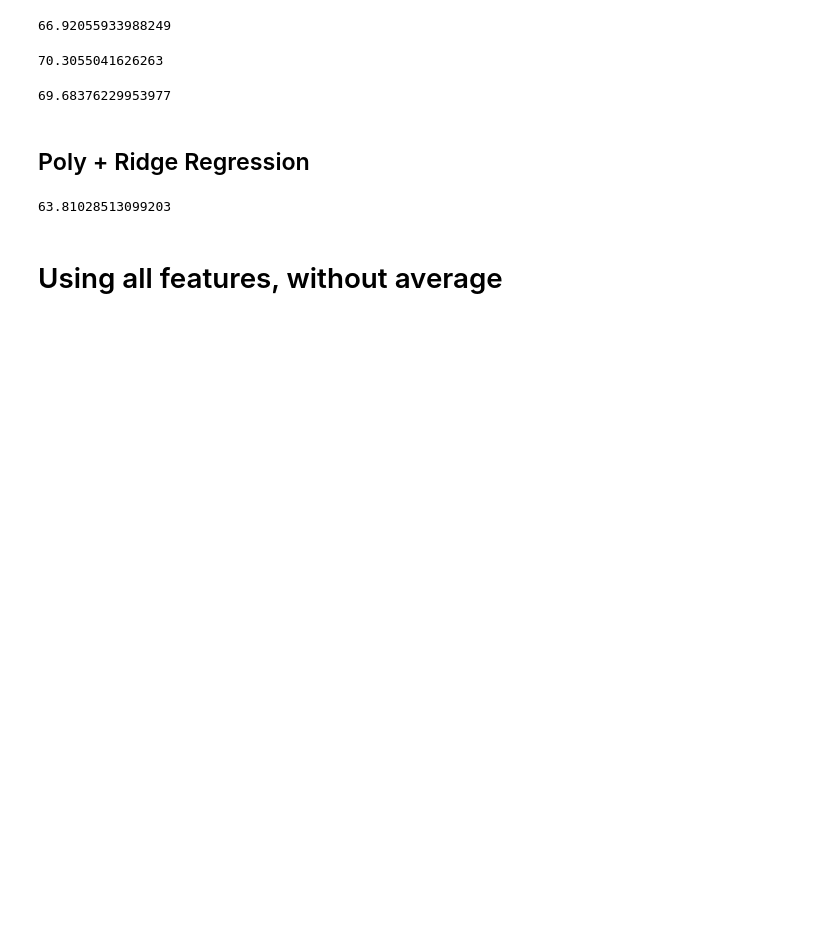
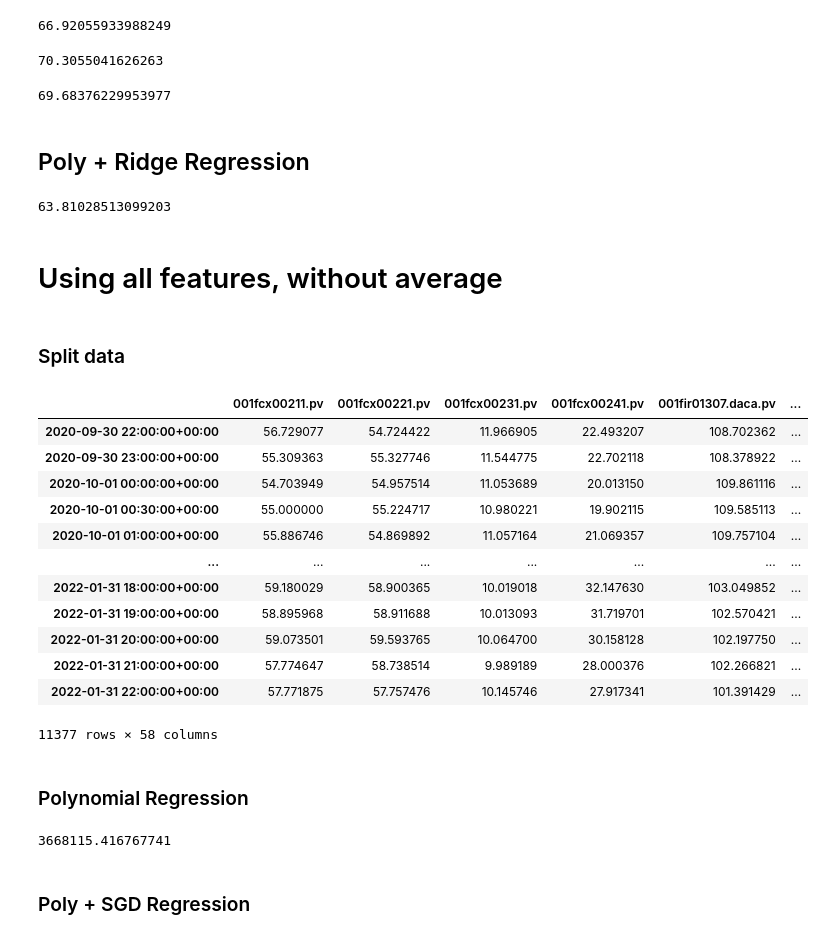
Before and after one commit to falowane-garnki/cuvalley, a Jupyter notebook: linear_regression/LinearRegression.ipynb, the cells around one changed output. Drawn from its saved outputs; the diff is of its cells as text; code cells hidden in the pictures; blank space fills up the shorter version.

```diff
--- a/linear_regression/LinearRegression.ipynb
+++ b/linear_regression/LinearRegression.ipynb
@@ -169,3 +169,22 @@ metrics.mean_squared_error(y_val, ridge_poly_model1.predict(X_val))
 63.81028513099203
 # %% [markdown]
 # Using all features, without average
+# %% [markdown]
+### Split data
+# %%
+all_df = org_df.dropna()
+all_df
+# %% [output]
+|  | 001fcx00211.pv | 001fcx00221.pv | 001fcx00231.pv | 001fcx00241.pv | 001fir01307.daca.pv | ... |
+| 2020-09-30 22:00:00+00:00 | 56.729077 | 54.724422 | 11.966905 | 22.493207 | 108.702362 | ... |
+| 2020-09-30 23:00:00+00:00 | 55.309363 | 55.327746 | 11.544775 | 22.702118 | 108.378922 | ... |
+| 2020-10-01 00:00:00+00:00 | 54.703949 | 54.957514 | 11.053689 | 20.013150 | 109.861116 | ... |
+| 2020-10-01 00:30:00+00:00 | 55.000000 | 55.224717 | 10.980221 | 19.902115 | 109.585113 | ... |
+| 2020-10-01 01:00:00+00:00 | 55.886746 | 54.869892 | 11.057164 | 21.069357 | 109.757104 | ... |
+| ... | ... | ... | ... | ... | ... | ... |
+| 2022-01-31 18:00:00+00:00 | 59.180029 | 58.900365 | 10.019018 | 32.147630 | 103.049852 | ... |
+| 2022-01-31 19:00:00+00:00 | 58.895968 | 58.911688 | 10.013093 | 31.719701 | 102.570421 | ... |
+| 2022-01-31 20:00:00+00:00 | 59.073501 | 59.593765 | 10.064700 | 30.158128 | 102.197750 | ... |
+| 2022-01-31 21:00:00+00:00 | 57.774647 | 58.738514 | 9.989189 | 28.000376 | 102.266821 | ... |
+| 2022-01-31 22:00:00+00:00 | 57.771875 | 57.757476 | 10.145746 | 27.917341 | 101.391429 | ... |
+11377 rows × 58 columns
@@ -171,0 +196,11 @@ metrics.mean_squared_error(y_val, ridge_poly_model1.predict(X_val))
+# %% [markdown]
+### Polynomial Regression
+# %%
+poly_model_all = Pipeline([('poly', preprocessing.PolynomialFeatures(degree=2)),
+                          ('linear', linear_model.LinearRegression(fit_intercept=False))])
+poly_model_all = poly_model_all.fit(X_train, y_train)
+metrics.mean_squared_error(y_val, poly_model_all.predict(X_val))
+# %% [output]
+3668115.416767741
+# %% [markdown]
+### Poly + SGD Regression
```
Also changed, not shown: parts of 4 cells of this notebook.
